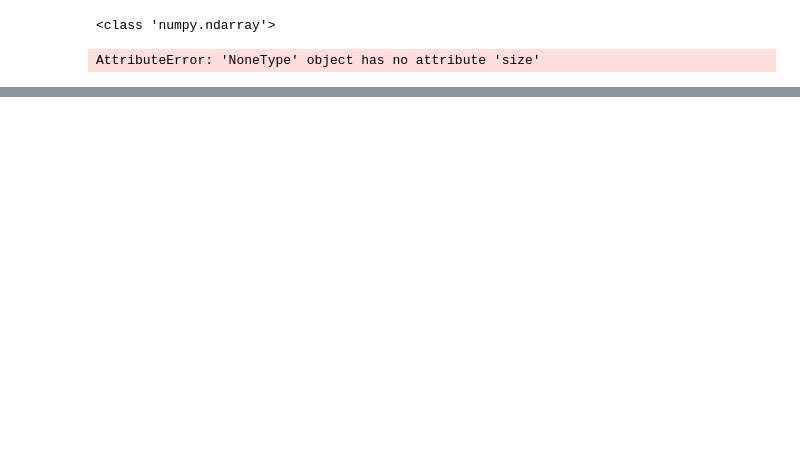
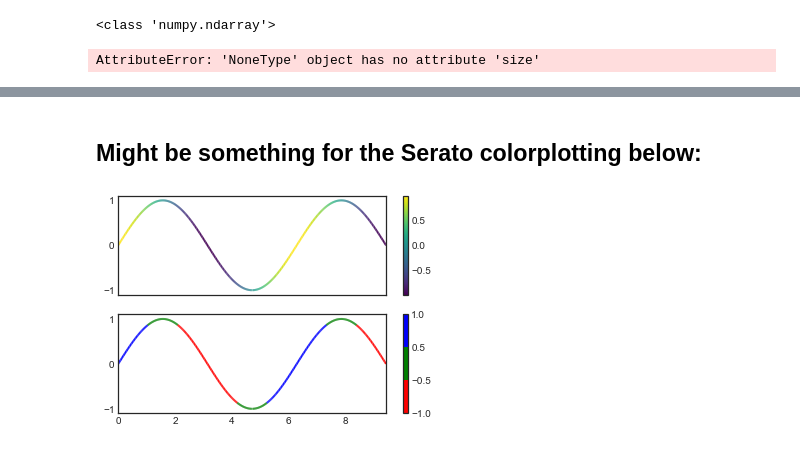
Before and after one commit to wnetzel/MCT-teamA-2021, a Jupyter notebook: Python Assignment 5/Py5part2/Py5part2.ipynb, the cells around one changed output, grey strips where cells are left out. Drawn from its saved outputs; the diff is of its cells as text; code cells hidden in the pictures; blank space fills up the shorter version.

```diff
--- a/Python Assignment 5/Py5part2/Py5part2.ipynb
+++ b/Python Assignment 5/Py5part2/Py5part2.ipynb
@@ -739,0 +753,44 @@ vizSerato(s)
+# %% [markdown]
+## Might be something for the Serato colorplotting below:
+# %%
+import numpy as np
+import matplotlib.pyplot as plt
+from matplotlib.collections import LineCollection
+from matplotlib.colors import ListedColormap, BoundaryNorm
+
+x = np.linspace(0, 3 * np.pi, 500)
+y = np.sin(x)
+dydx = np.cos(0.5 * (x[:-1] + x[1:]))  # first derivative
+
+# Create a set of line segments so that we can color them individually
+# This creates the points as a N x 1 x 2 array so that we can stack points
+# together easily to get the segments. The segments array for line collection
+# needs to be (numlines) x (points per line) x 2 (for x and y)
+points = np.array([x, y]).T.reshape(-1, 1, 2)
+segments = np.concatenate([points[:-1], points[1:]], axis=1)
+
+fig, axs = plt.subplots(2, 1, sharex=True, sharey=True)
+
+# Create a continuous norm to map from data points to colors
+norm = plt.Normalize(dydx.min(), dydx.max())
+lc = LineCollection(segments, cmap='viridis', norm=norm)
+# Set the values used for colormapping
+lc.set_array(dydx)
+lc.set_linewidth(2)
+line = axs[0].add_collection(lc)
+fig.colorbar(line, ax=axs[0])
+
+# Use a boundary norm instead
+cmap = ListedColormap(['r', 'g', 'b'])
+norm = BoundaryNorm([-1, -0.5, 0.5, 1], cmap.N)
+lc = LineCollection(segments, cmap=cmap, norm=norm)
+lc.set_array(dydx)
+lc.set_linewidth(2)
+line = axs[1].add_collection(lc)
+fig.colorbar(line, ax=axs[1])
+
+axs[0].set_xlim(x.min(), x.max())
+axs[0].set_ylim(-1.1, 1.1)
+plt.show()
+# %% [output]
+[figure, added]
```
Also changed, not shown: parts of 20 cells of this notebook.
